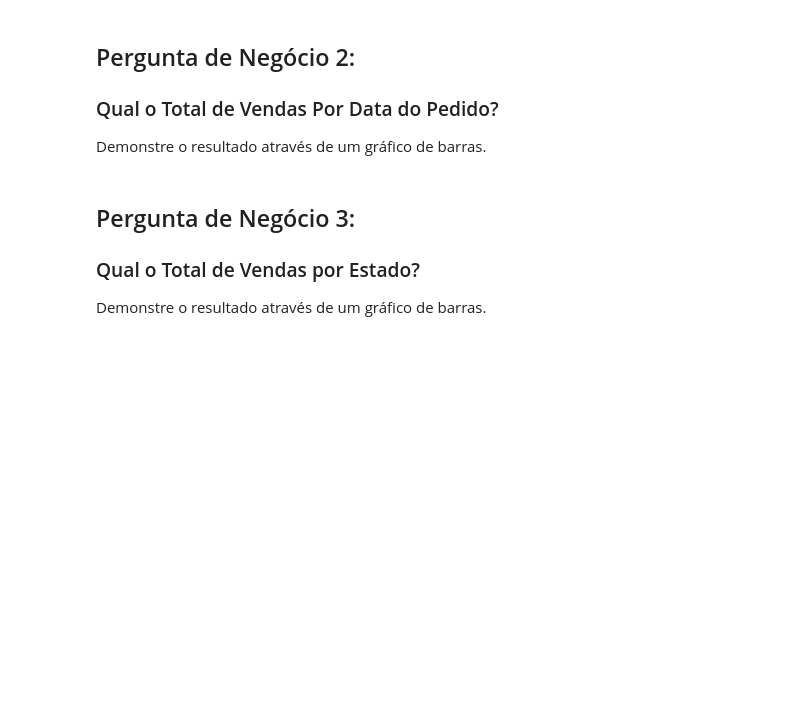
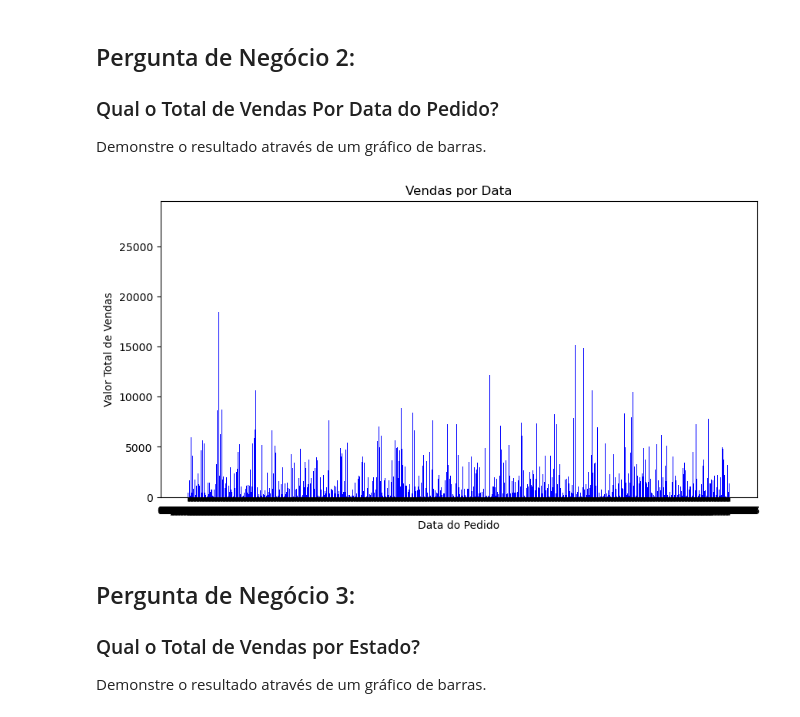
Before and after one commit to oguiaraujo/DSDA-Projects, a Jupyter notebook: DSA/Projeto2-Perguntas.ipynb, the cells around one changed output. Drawn from its saved outputs; the diff is of its cells as text; code cells hidden in the pictures; blank space fills up the shorter version.

```diff
--- a/DSA/Projeto2-Perguntas.ipynb
+++ b/DSA/Projeto2-Perguntas.ipynb
@@ -156,6 +156,18 @@ The city that sold the most products in the Office Supplies category was New Yor
 ### Qual o Total de Vendas Por Data do Pedido?
 
 Demonstre o resultado através de um gráfico de barras.
+# %%
+df_sales_date = df_dsa.groupby("Data_Pedido")["Valor_Venda"].sum()
+df_sales_date = df_sales_date.sort_index()
+
+plt.figure(figsize=(10, 5))
+plt.bar(df_sales_date.index, df_sales_date.values, color = "Blue")
+plt.title("Vendas por Data")
+plt.xlabel("Data do Pedido")
+plt.ylabel("Valor Total de Vendas")
+plt.show()
+# %% [output]
+[figure, added]
 # %% [markdown]
 ## Pergunta de Negócio 3:
 
```
